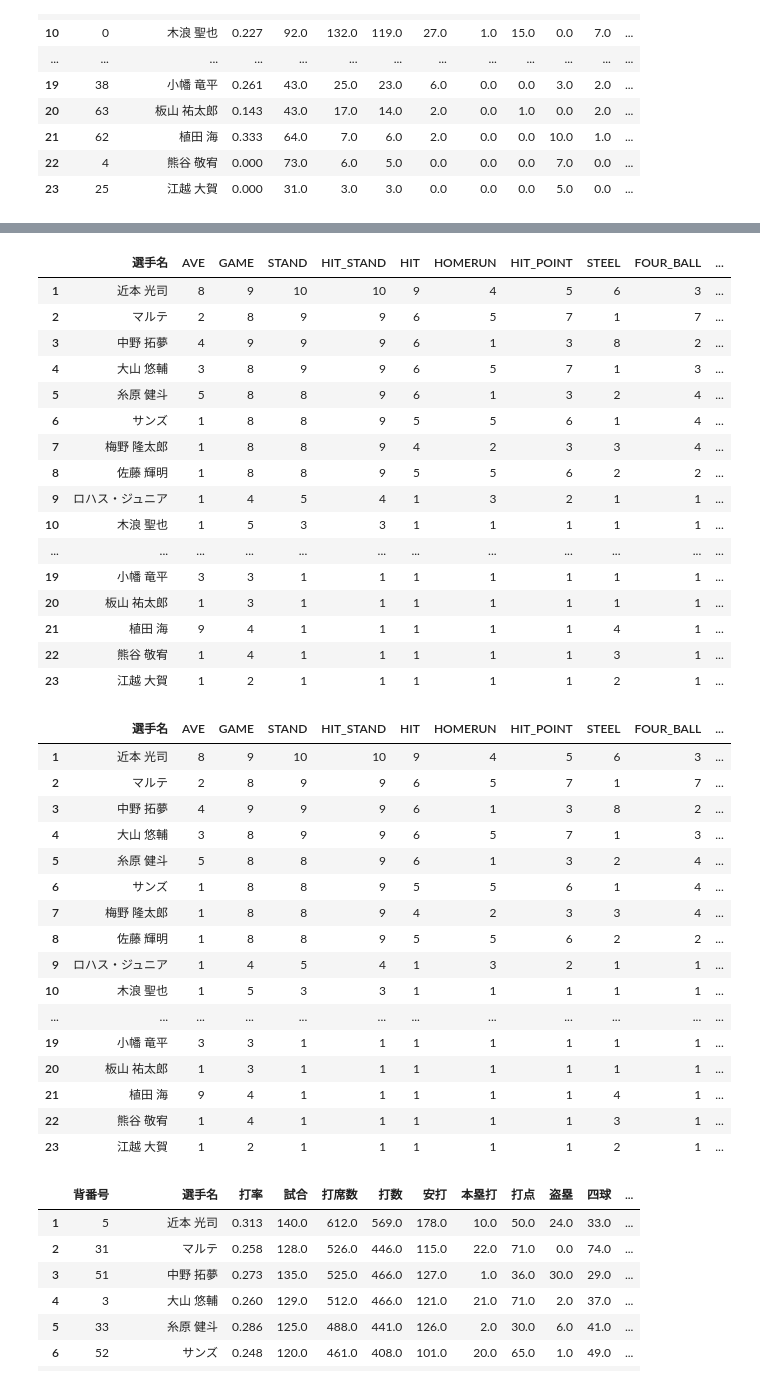
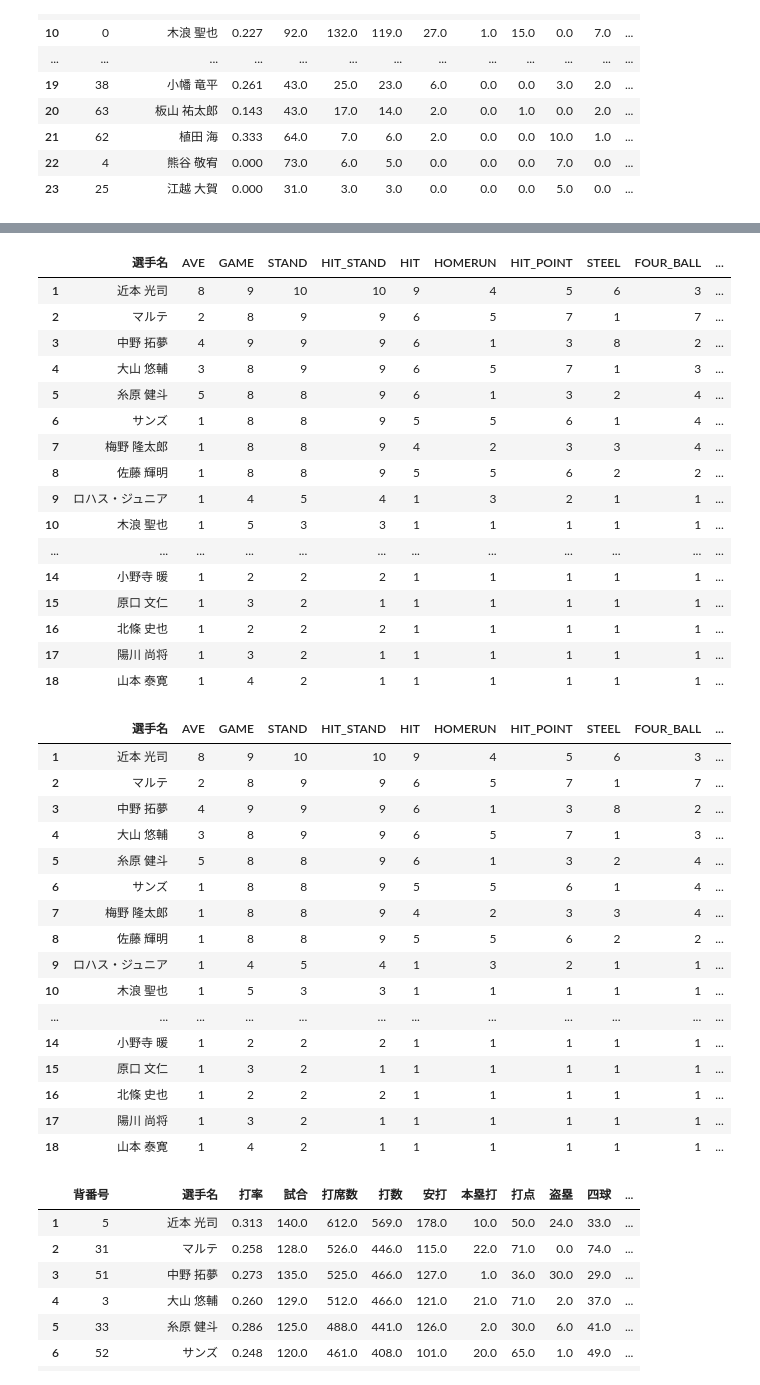
Before and after one commit to runrun0704/baseball_ai, a Jupyter notebook: scraping/hitter_21/hitter_21_edit.ipynb, the cells around one changed output, grey strips where cells are left out. Drawn from its saved outputs; the diff is of its cells as text; code cells hidden in the pictures.

```diff
--- a/scraping/hitter_21/hitter_21_edit.ipynb
+++ b/scraping/hitter_21/hitter_21_edit.ipynb
@@ -488,6 +489,6 @@ point_df
 # %%
 li_ = []
-for i in range(1, 24):
+for i in range(1, len(df4)+1):
     x = df3['四球'].loc[i]
     if x >= 100:
         li_.append(10)
@@ -532,6 +533,6 @@ point_df
 # %%
 li_ = []
-for i in range(1, 24):
+for i in range(1, len(df4)+1):
     x = df3['死球'].loc[i]
     if x >= 15:
         li_.append(10)
@@ -576,6 +577,6 @@ point_df
 # %%
 li_ = []
-for i in range(1, 24):
+for i in range(1, len(df4)+1):
     x = df3['三振'].loc[i]
     if x <= 15:
         li_.append(10)
@@ -620,6 +621,6 @@ point_df
 # %%
 li_ = []
-for i in range(1, 24):
+for i in range(1, len(df4)+1):
     x = df3['犠打'].loc[i]
     if x >= 30:
         li_.append(10)
@@ -664,6 +665,6 @@ point_df
 # %%
 li_ = []
-for i in range(1, 24):
+for i in range(1, len(df4)+1):
     x = df3['併殺打'].loc[i]
     if x <= 3:
         li_.append(10)
@@ -673,41 +674,41 @@ for i in range(1, 24):
         li_.append(8)
     elif x <= 10:
         li_.append(7)
     elif x <= 12:
         li_.append(6)
     elif x <= 15:
         li_.append(5)
     elif x <= 17:
         li_.append(4)
     elif x <= 20:
         li_.append(3)
     elif x <= 25:
         li_.append(2)
     else:
         li_.append(1)
 point_df['DUBBLE_PLAY'] = li_
 point_df
 # %% [output]
 |  | 選手名 | AVE | GAME | STAND | HIT_STAND | HIT | HOMERUN | HIT_POINT | STEEL | FOUR_BALL | ... |
 | 1 | 近本 光司 | 8 | 9 | 10 | 10 | 9 | 4 | 5 | 6 | 3 | ... |
 | 2 | マルテ | 2 | 8 | 9 | 9 | 6 | 5 | 7 | 1 | 7 | ... |
 | 3 | 中野 拓夢 | 4 | 9 | 9 | 9 | 6 | 1 | 3 | 8 | 2 | ... |
 | 4 | 大山 悠輔 | 3 | 8 | 9 | 9 | 6 | 5 | 7 | 1 | 3 | ... |
 | 5 | 糸原 健斗 | 5 | 8 | 8 | 9 | 6 | 1 | 3 | 2 | 4 | ... |
 | 6 | サンズ | 1 | 8 | 8 | 9 | 5 | 5 | 6 | 1 | 4 | ... |
 | 7 | 梅野 隆太郎 | 1 | 8 | 8 | 9 | 4 | 2 | 3 | 3 | 4 | ... |
 | 8 | 佐藤 輝明 | 1 | 8 | 8 | 9 | 5 | 5 | 6 | 2 | 2 | ... |
 | 9 | ロハス・ジュニア | 1 | 4 | 5 | 4 | 1 | 3 | 2 | 1 | 1 | ... |
 | 10 | 木浪 聖也 | 1 | 5 | 3 | 3 | 1 | 1 | 1 | 1 | 1 | ... |
 | ... | ... | ... | ... | ... | ... | ... | ... | ... | ... | ... | ... |
-| 19 | 小幡 竜平 | 3 | 3 | 1 | 1 | 1 | 1 | 1 | 1 | 1 | ... |
-| 20 | 板山 祐太郎 | 1 | 3 | 1 | 1 | 1 | 1 | 1 | 1 | 1 | ... |
-| 21 | 植田 海 | 9 | 4 | 1 | 1 | 1 | 1 | 1 | 4 | 1 | ... |
-| 22 | 熊谷 敬宥 | 1 | 4 | 1 | 1 | 1 | 1 | 1 | 3 | 1 | ... |
-| 23 | 江越 大賀 | 1 | 2 | 1 | 1 | 1 | 1 | 1 | 2 | 1 | ... |
+| 14 | 小野寺 暖 | 1 | 2 | 2 | 2 | 1 | 1 | 1 | 1 | 1 | ... |
+| 15 | 原口 文仁 | 1 | 3 | 2 | 1 | 1 | 1 | 1 | 1 | 1 | ... |
+| 16 | 北條 史也 | 1 | 2 | 2 | 2 | 1 | 1 | 1 | 1 | 1 | ... |
+| 17 | 陽川 尚将 | 1 | 3 | 2 | 1 | 1 | 1 | 1 | 1 | 1 | ... |
+| 18 | 山本 泰寛 | 1 | 4 | 2 | 1 | 1 | 1 | 1 | 1 | 1 | ... |
 # %%
 li_ = []
-for i in range(1, 24):
+for i in range(1, len(df4)+1):
     x = df3['出塁率'].loc[i]
     if x >= 0.400:
         li_.append(10)
@@ -744,11 +745,11 @@ point_df
 | 9 | ロハス・ジュニア | 1 | 4 | 5 | 4 | 1 | 3 | 2 | 1 | 1 | ... |
 | 10 | 木浪 聖也 | 1 | 5 | 3 | 3 | 1 | 1 | 1 | 1 | 1 | ... |
 | ... | ... | ... | ... | ... | ... | ... | ... | ... | ... | ... | ... |
-| 19 | 小幡 竜平 | 3 | 3 | 1 | 1 | 1 | 1 | 1 | 1 | 1 | ... |
-| 20 | 板山 祐太郎 | 1 | 3 | 1 | 1 | 1 | 1 | 1 | 1 | 1 | ... |
-| 21 | 植田 海 | 9 | 4 | 1 | 1 | 1 | 1 | 1 | 4 | 1 | ... |
-| 22 | 熊谷 敬宥 | 1 | 4 | 1 | 1 | 1 | 1 | 1 | 3 | 1 | ... |
-| 23 | 江越 大賀 | 1 | 2 | 1 | 1 | 1 | 1 | 1 | 2 | 1 | ... |
+| 14 | 小野寺 暖 | 1 | 2 | 2 | 2 | 1 | 1 | 1 | 1 | 1 | ... |
+| 15 | 原口 文仁 | 1 | 3 | 2 | 1 | 1 | 1 | 1 | 1 | 1 | ... |
+| 16 | 北條 史也 | 1 | 2 | 2 | 2 | 1 | 1 | 1 | 1 | 1 | ... |
+| 17 | 陽川 尚将 | 1 | 3 | 2 | 1 | 1 | 1 | 1 | 1 | 1 | ... |
+| 18 | 山本 泰寛 | 1 | 4 | 2 | 1 | 1 | 1 | 1 | 1 | 1 | ... |
 # %%
 df3
 # %% [output]
```
Also changed, not shown: parts of 21 cells of this notebook, 2 other files.
